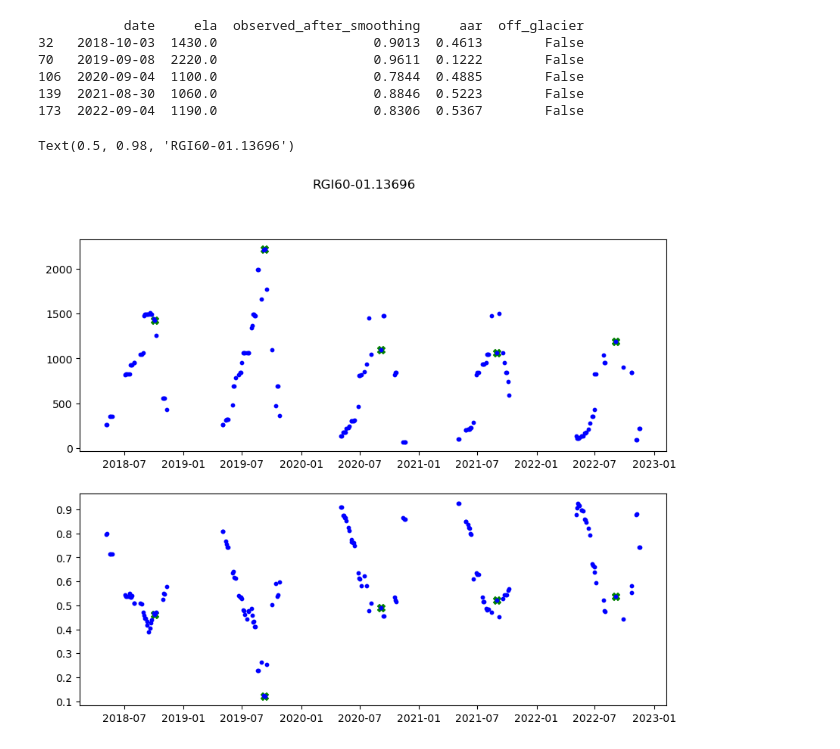
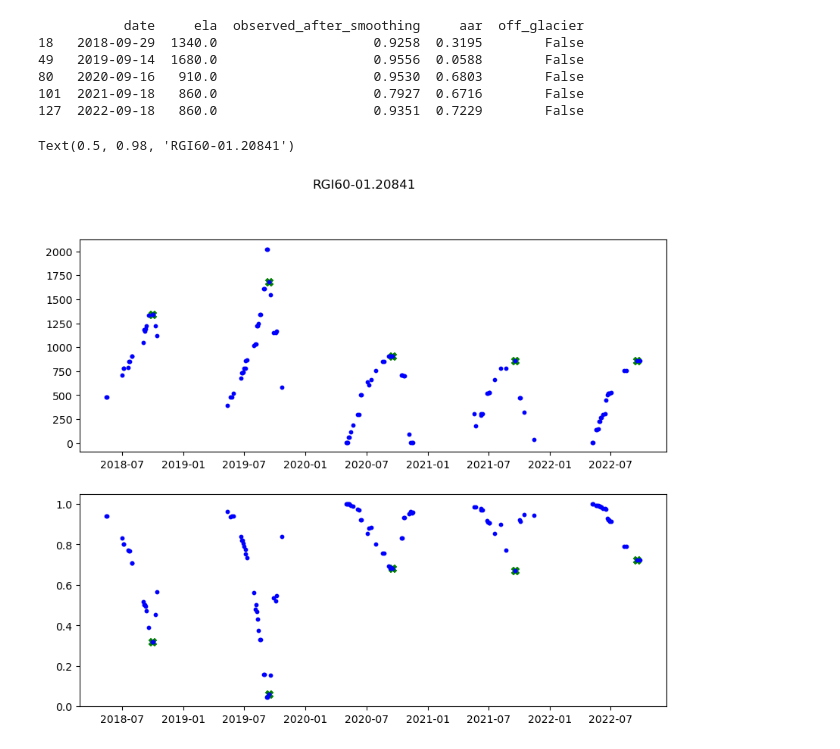
Before and after one commit to lucas-zeller/Glacier-Snow-Lines, a Jupyter notebook: processing workflow/08_get_best_ELA.ipynb, the cells around one changed output. Saved outputs shown, nothing was run; the diff lists cells and outputs as text; code cells hidden in the pictures.

```diff
--- a/processing workflow/08_get_best_ELA.ipynb
+++ b/processing workflow/08_get_best_ELA.ipynb
@@ -34,7 +34,7 @@ path_rgi = os.path.join(folder_AGVA, 'RGI', "rgi_2km_o3regions", "rgi_2km_o3regi
 rgi_gdf = gpd.read_file(path_rgi, drop='geometry')
 # %%
 ### choose if you want to do only the 45 validation glaciers
-validation_only = 0
+validation_only = 1
 
 # open list of validation glaciers
 all_validation_df = pd.read_csv(os.path.join(folder_AGVA, 'Validation', 'Validation Glaciers.csv'))
@@ -72,7 +72,7 @@ print(len(rgis_to_analyze_df))
 # %%
 skip = 0
 for i in range(len(rgis_to_analyze)):
-#     if i!=0: continue
+    if i!=43: continue
     # subset rgi to single outline, by choosing rgiid or rgi name
     rgiid = rgis_to_analyze[i]
 #     if rgiid!='RGI60-01.00557': continue
@@ -263,6 +263,7 @@ for i in range(len(rgis_to_analyze)):
             annual_best.append(best[cols_to_save])
 
     ### save all the data here
+    break
 
     # function to format metadata and attributes
     def format_xr_to_save(xr_da):
@@ -361,31 +351,32 @@ Starting 12 of 3023: RGI60-01.08199  2.006 km2
 # %%
+annual_best = pd.DataFrame(annual_best)
 print(annual_best)
 fig,axs = plt.subplots(2,1, figsize=(10,8))
 marker = 'o'
 size = 10
 color='blue'
 axs[0].scatter(pd.to_datetime(ela_df_good['date']), ela_df_good['ela'], marker=marker, s=size, c=color, zorder=5)
 axs[1].scatter(pd.to_datetime(ela_df_good['date']), ela_df_good['aar'], marker=marker, s=size, c=color, zorder=5)
 
 axs[0].scatter(pd.to_datetime(bad_dates), bad_elas, c='red')
 axs[0].scatter(pd.to_datetime(bad_dates), expected_elas, c='orange')
 
 axs[1].scatter(pd.to_datetime(bad_dates2), bad_elas2, c='red')
 axs[1].scatter(pd.to_datetime(bad_dates2), expected_elas2, c='orange')
 
 marker = 'X'
 size = 50
 color='green'
 axs[0].scatter(pd.to_datetime(annual_best['date']), annual_best['ela'], marker=marker, s=size, c=color, zorder=1)
 axs[1].scatter(pd.to_datetime(annual_best['date']), annual_best['aar'], marker=marker, s=size, c=color, zorder=1)
 
 plt.suptitle(rgiid)
 # %% [output]
            date     ela  observed_after_smoothing     aar  off_glacier
-32   2018-10-03  1430.0                    0.9013  0.4613        False
-70   2019-09-08  2220.0                    0.9611  0.1222        False
-106  2020-09-04  1100.0                    0.7844  0.4885        False
-139  2021-08-30  1060.0                    0.8846  0.5223        False
-173  2022-09-04  1190.0                    0.8306  0.5367        False
+18   2018-09-29  1340.0                    0.9258  0.3195        False
+49   2019-09-14  1680.0                    0.9556  0.0588        False
+80   2020-09-16   910.0                    0.9530  0.6803        False
+101  2021-09-18   860.0                    0.7927  0.6716        False
+127  2022-09-18   860.0                    0.9351  0.7229        False
-Text(0.5, 0.98, 'RGI60-01.13696')
+Text(0.5, 0.98, 'RGI60-01.20841')
-[figure, old version]
+[figure, new version]
```
Also changed, not shown: parts of 3 cells of this notebook, 9 other files.
